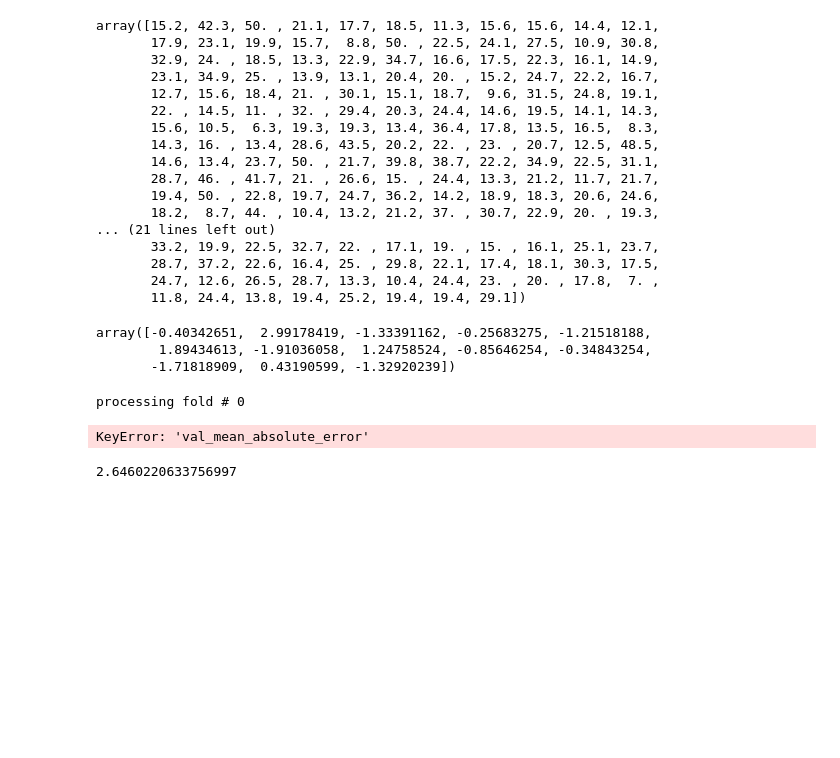
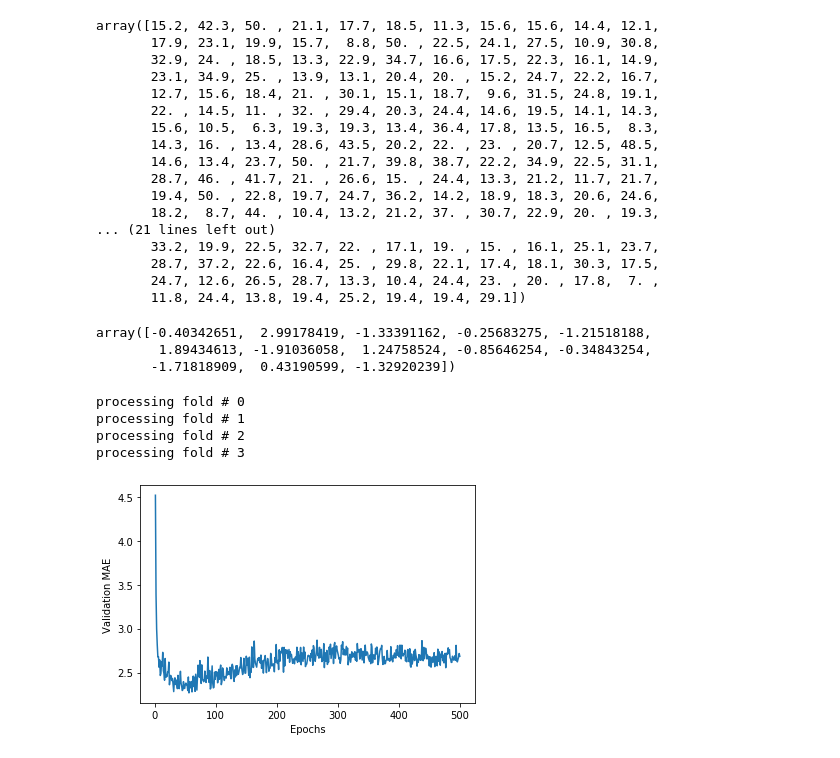
Before and after one commit to nikhilmasinete/Mini_Projects, a Jupyter notebook: Boston Housing Price Dataset.ipynb, the cells around one changed output. Cells and saved outputs as stored; diff of their text form; code cells hidden in the pictures; blank space fills up the shorter version.

```diff
--- a/Boston Housing Price Dataset.ipynb
+++ b/Boston Housing Price Dataset.ipynb
@@ -64,6 +64,7 @@ k = 4
 num_val_samples = len(train_data)//k
 num_epochs = 500
 all_scores = []
+all_mae_histories = []
 for i in range(k):
     print('processing fold #', i)
     val_data = train_data[i*num_val_samples: (i + 1)*num_val_samples]
@@ -71,15 +72,21 @@ for i in range(k):
     partial_train_data = np.concatenate([train_data[:i*num_val_samples], train_data[(i+1)*num_val_samples:]], axis=0)
     partial_train_targets = np.concatenate([train_targets[:i*num_val_samples], train_targets[(i + 1)*num_val_samples:]], axis=0)
     model = build_model()
-    history = model.fit(partial_train_data, partial_train_targets, epochs = num_epochs, batch_size = 1, verbose=0)
-    val_mse, val_mae = model.evaluate(val_data, val_targets, verbose=0)
+    history = model.fit(partial_train_data, partial_train_targets, validation_data= (val_data, val_targets), epochs = num_epochs, batch_size = 1, verbose=0)
     mae_history = history.history['val_mean_absolute_error']
     all_mae_histories.append(mae_history)
 # %% [output]
 processing fold # 0
+processing fold # 1
+processing fold # 2
+processing fold # 3
-KeyError: 'val_mean_absolute_error'
-# %%
-all_scores
-np.mean(all_scores)
-# %% [output]
-2.6460220633756997
+# %%
+average_mae_history = [np.mean([x[i] for x in all_mae_histories]) for i in range(num_epochs)]
+# %%
+import matplotlib.pyplot as plt
+plt.plot(range(1, len(average_mae_history) + 1), average_mae_history)
+plt.xlabel('Epochs')
+plt.ylabel('Validation MAE')
+plt.show()
+# %% [output]
+[figure, added]
```
Also changed, not shown: parts of 4 cells of this notebook.
